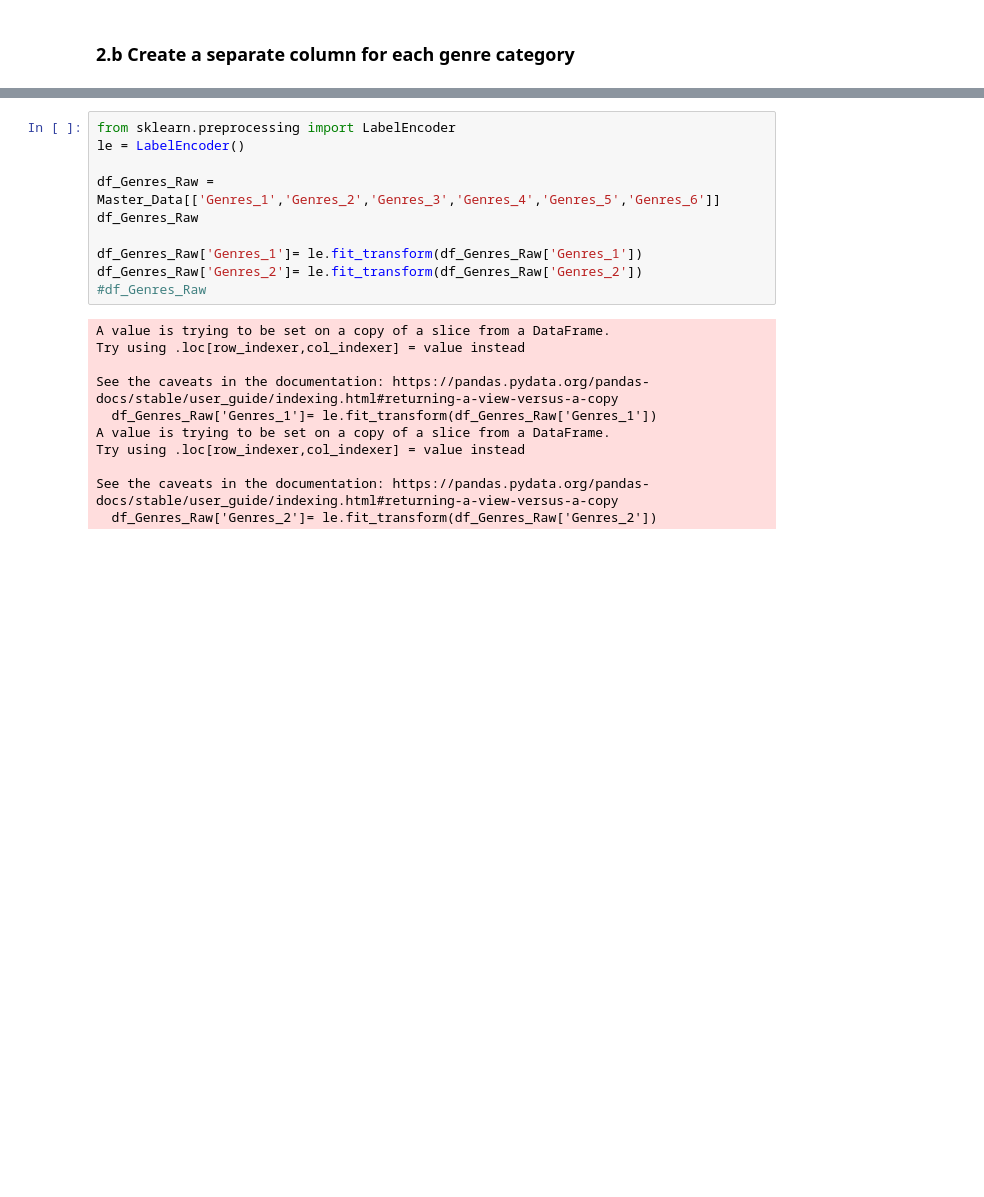
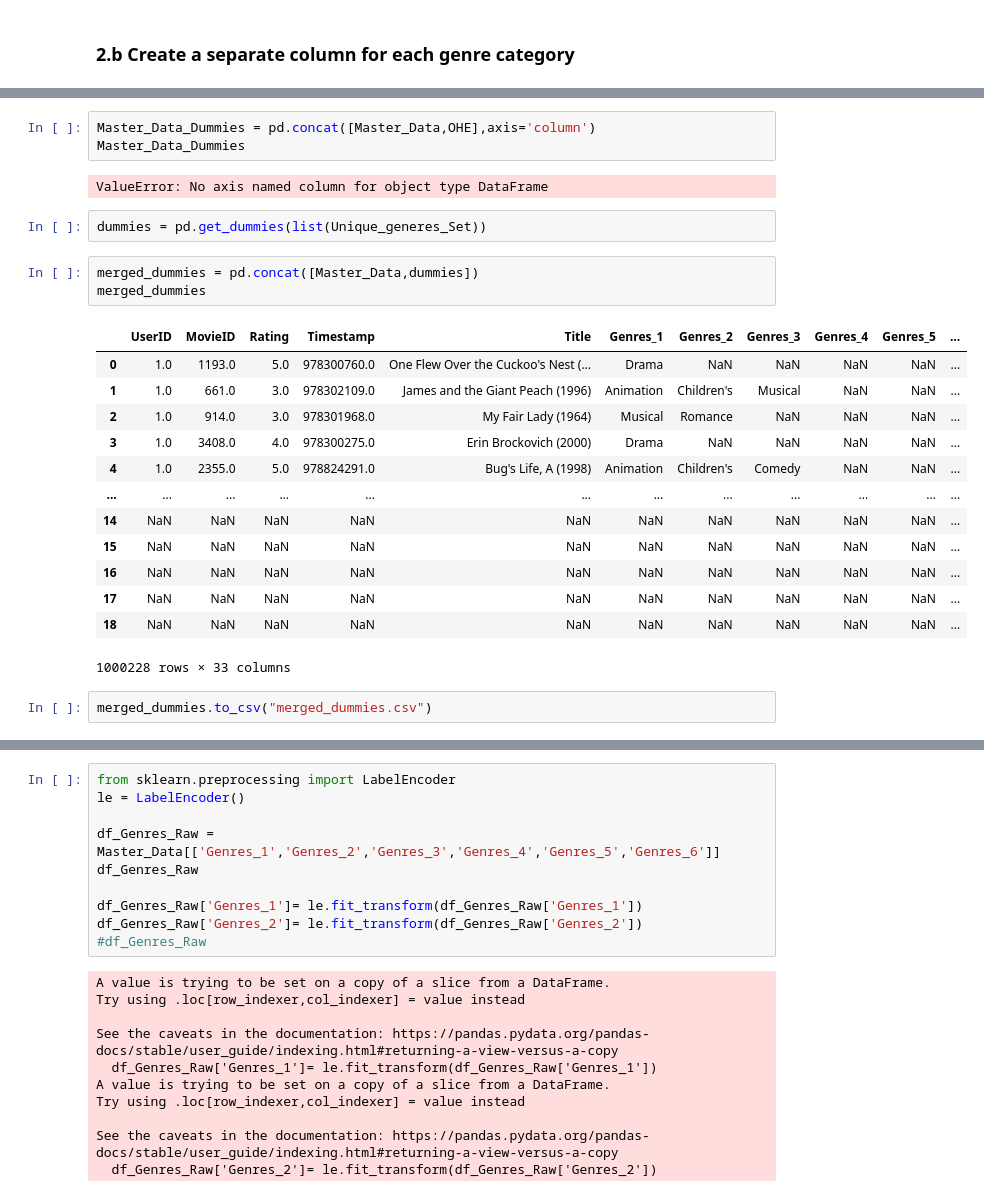
Before and after one commit to kdeepakkumarbk/DataSci_WithPy_DPK, a Jupyter notebook: _projects/project2/src/Movielens_Case_Study.ipynb, the cells around one changed output, grey strips where cells are left out. Cells and saved outputs as stored; diff of their text form; blank space fills up the shorter version.

```diff
--- a/_projects/project2/src/Movielens_Case_Study.ipynb
+++ b/_projects/project2/src/Movielens_Case_Study.ipynb
@@ -355,0 +425,26 @@ Unique_generes_list
+# %%
+Master_Data_Dummies = pd.concat([Master_Data,OHE],axis='column')
+Master_Data_Dummies
+# %% [output]
+ValueError: No axis named column for object type DataFrame
+# %%
+dummies = pd.get_dummies(list(Unique_generes_Set))
+# %%
+merged_dummies = pd.concat([Master_Data,dummies])
+merged_dummies
+# %% [output]
+|  | UserID | MovieID | Rating | Timestamp | Title | Genres_1 | Genres_2 | Genres_3 | Genres_4 | Genres_5 | ... |
+| 0 | 1.0 | 1193.0 | 5.0 | 978300760.0 | One Flew Over the Cuckoo's Nest (... | Drama | NaN | NaN | NaN | NaN | ... |
+| 1 | 1.0 | 661.0 | 3.0 | 978302109.0 | James and the Giant Peach (1996) | Animation | Children's | Musical | NaN | NaN | ... |
+| 2 | 1.0 | 914.0 | 3.0 | 978301968.0 | My Fair Lady (1964) | Musical | Romance | NaN | NaN | NaN | ... |
+| 3 | 1.0 | 3408.0 | 4.0 | 978300275.0 | Erin Brockovich (2000) | Drama | NaN | NaN | NaN | NaN | ... |
+| 4 | 1.0 | 2355.0 | 5.0 | 978824291.0 | Bug's Life, A (1998) | Animation | Children's | Comedy | NaN | NaN | ... |
+| ... | ... | ... | ... | ... | ... | ... | ... | ... | ... | ... | ... |
+| 14 | NaN | NaN | NaN | NaN | NaN | NaN | NaN | NaN | NaN | NaN | ... |
+| 15 | NaN | NaN | NaN | NaN | NaN | NaN | NaN | NaN | NaN | NaN | ... |
+| 16 | NaN | NaN | NaN | NaN | NaN | NaN | NaN | NaN | NaN | NaN | ... |
+| 17 | NaN | NaN | NaN | NaN | NaN | NaN | NaN | NaN | NaN | NaN | ... |
+| 18 | NaN | NaN | NaN | NaN | NaN | NaN | NaN | NaN | NaN | NaN | ... |
+1000228 rows × 33 columns
+# %%
+merged_dummies.to_csv("merged_dummies.csv")
```
Also changed, not shown: parts of 18 cells of this notebook.
